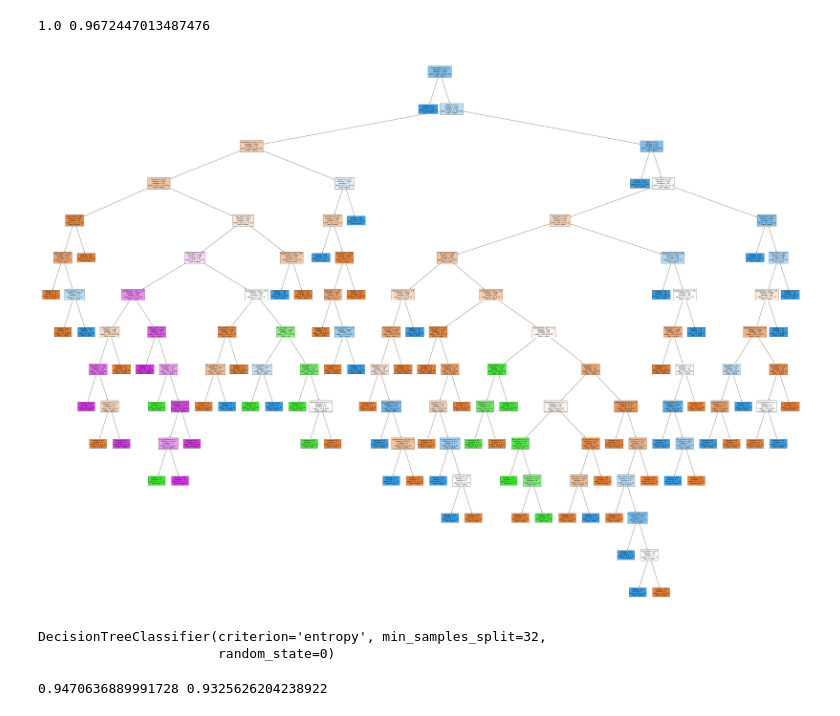
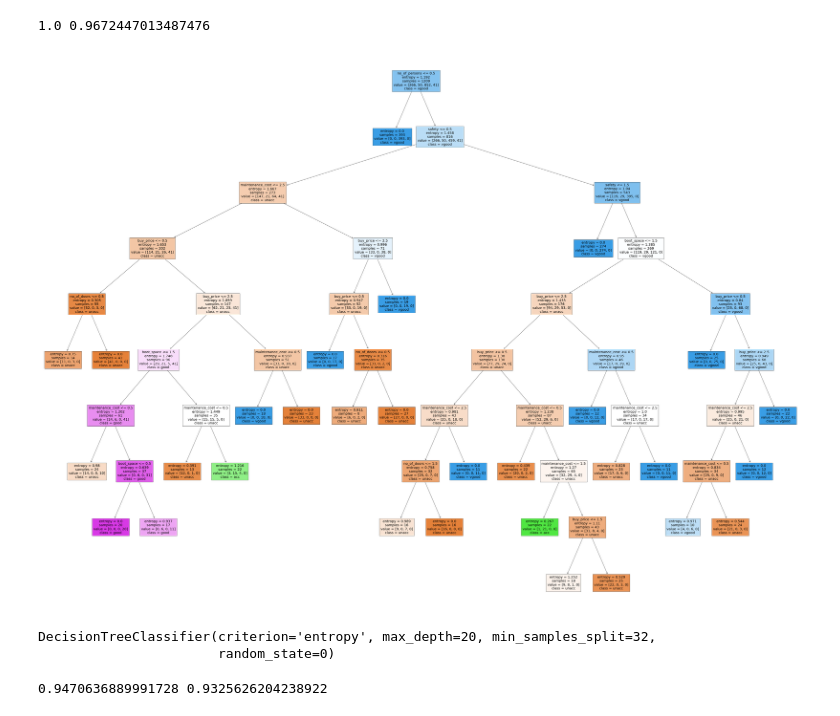
Before and after one commit to pranavkantgaur/ML-course, a Jupyter notebook: ml_lec_x_random_forrest_tree_car_selection.ipynb, the cells around one changed output. Drawn from its saved outputs; the diff is of its cells as text; code cells hidden in the pictures.

```diff
--- a/ml_lec_x_random_forrest_tree_car_selection.ipynb
+++ b/ml_lec_x_random_forrest_tree_car_selection.ipynb
@@ -45,6 +46,7 @@ df.head()
 X = df.drop('decision',axis=1)
 # Putting response variable to y
 y = df['decision']
+y_unique_values = y.unique()
 # %%
 from sklearn import preprocessing
 le = preprocessing.LabelEncoder()
@@ -117,18 +119,19 @@ print(clf.score(X_train,y_train),clf.score(X_test,y_test))
 # %%
 from sklearn.tree import plot_tree
 plt.figure(figsize = (80, 60))
-plot_tree(clf, feature_names = X.columns,class_names=['unacc', "acc", 'good', 'vgood'],filled=True);
+#plot_tree(clf, feature_names = X.columns,class_names=['unacc', "acc", 'good', 'vgood'],filled=True);
+plot_tree(clf, feature_names = X.columns,class_names=y_unique_values,filled=True);
 # %% [output]
-[figure, old version]
+[figure, new version]
 # %%
 # Decreasing overfitting by increasing min split threshold
 # can also explain bias vs variance
 # can plot knee-elbow for min-sample split
-clf = DecisionTreeClassifier(random_state=0, criterion="entropy",min_samples_split=32)
+clf = DecisionTreeClassifier(random_state=0, criterion="entropy",min_samples_split=32, max_depth = 20)
 #clf.fit(X_train, y_train)
 clf.fit(X_train, y_train)
 # %% [output]
-DecisionTreeClassifier(criterion='entropy', min_samples_split=32,
+DecisionTreeClassifier(criterion='entropy', max_depth=20, min_samples_split=32,
                        random_state=0)
 # %%
 print(clf.score(X_train,y_train),clf.score(X_test,y_test))
```
Also changed, not shown: parts of 6 cells of this notebook.
